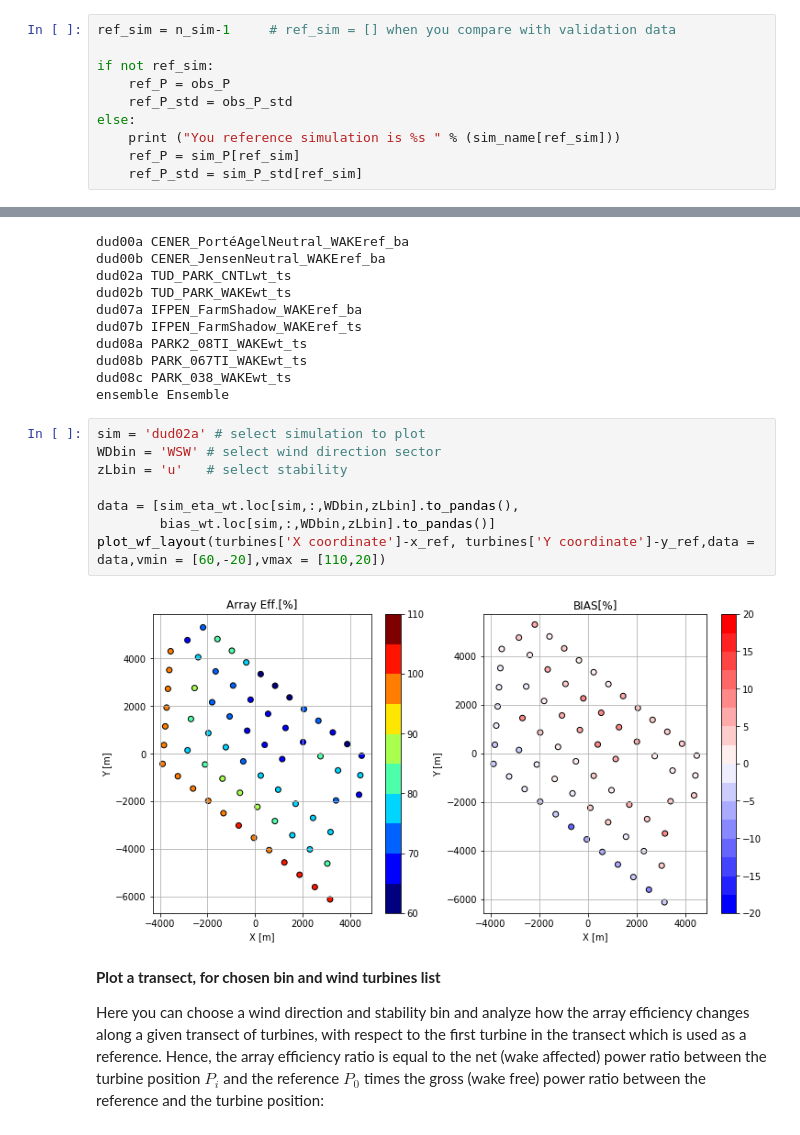
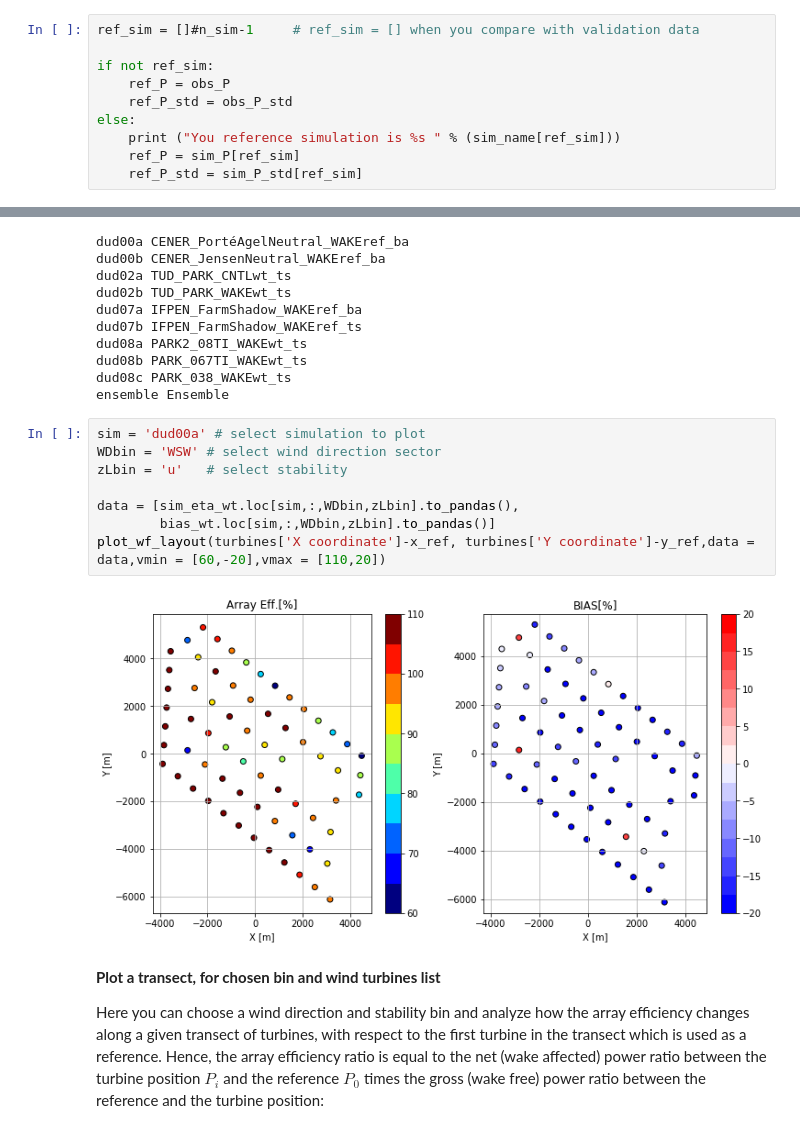
Before and after one commit to CENER-EPR/OWAbench, a Jupyter notebook: Dudgeon/Dudgeon_ArrayEfficiency.ipynb, the cells around one changed output, grey strips where cells are left out. Saved outputs shown, nothing was run; the diff lists cells and outputs as text.

```diff
--- a/Dudgeon/Dudgeon_ArrayEfficiency.ipynb
+++ b/Dudgeon/Dudgeon_ArrayEfficiency.ipynb
@@ -220,7 +220,7 @@ except IOError:
 # %% [markdown]
 If no validation data is available, do code to code comparison by selecting a reference simulation to compare against:
 # %%
-ref_sim = n_sim-1     # ref_sim = [] when you compare with validation data
+ref_sim = []#n_sim-1     # ref_sim = [] when you compare with validation data
 
 if not ref_sim:
     ref_P = obs_P
@@ -389,15 +391,15 @@ dud08b PARK_067TI_WAKEwt_ts
 dud08c PARK_038_WAKEwt_ts
 ensemble Ensemble
 # %%
-sim = 'dud02a' # select simulation to plot
+sim = 'dud00a' # select simulation to plot
 WDbin = 'WSW' # select wind direction sector
 zLbin = 'u'   # select stability
 
 data = [sim_eta_wt.loc[sim,:,WDbin,zLbin].to_pandas(),
         bias_wt.loc[sim,:,WDbin,zLbin].to_pandas()]
 plot_wf_layout(turbines['X coordinate']-x_ref, turbines['Y coordinate']-y_ref,data = data,vmin = [60,-20],vmax = [110,20])
 # %% [output]
-[figure, old version]
+[figure, new version]
 # %% [markdown]
 **Plot a transect, for chosen bin and wind turbines list**
 
```
Also changed, not shown: parts of 6 cells of this notebook, 5 other files.
